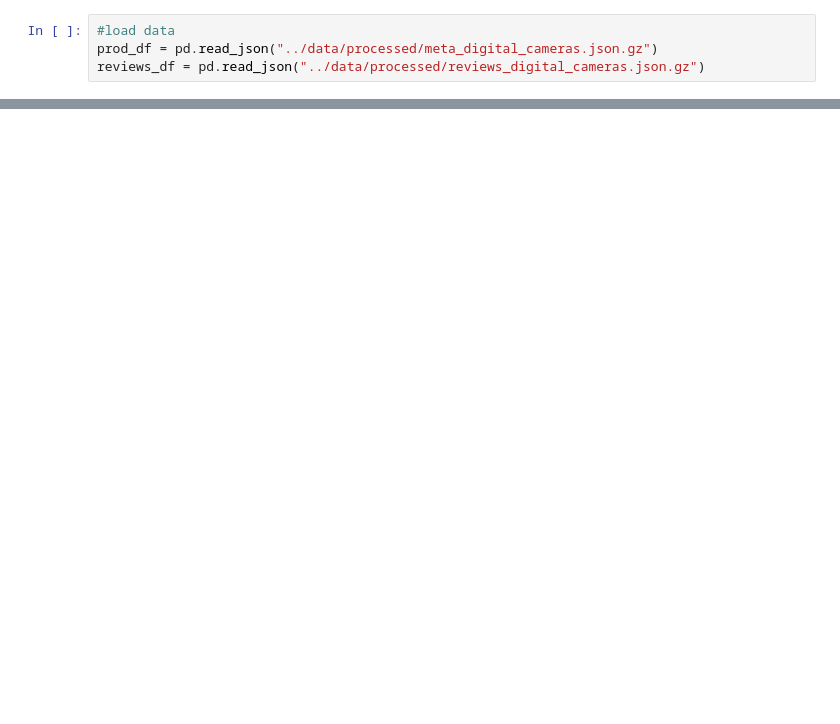
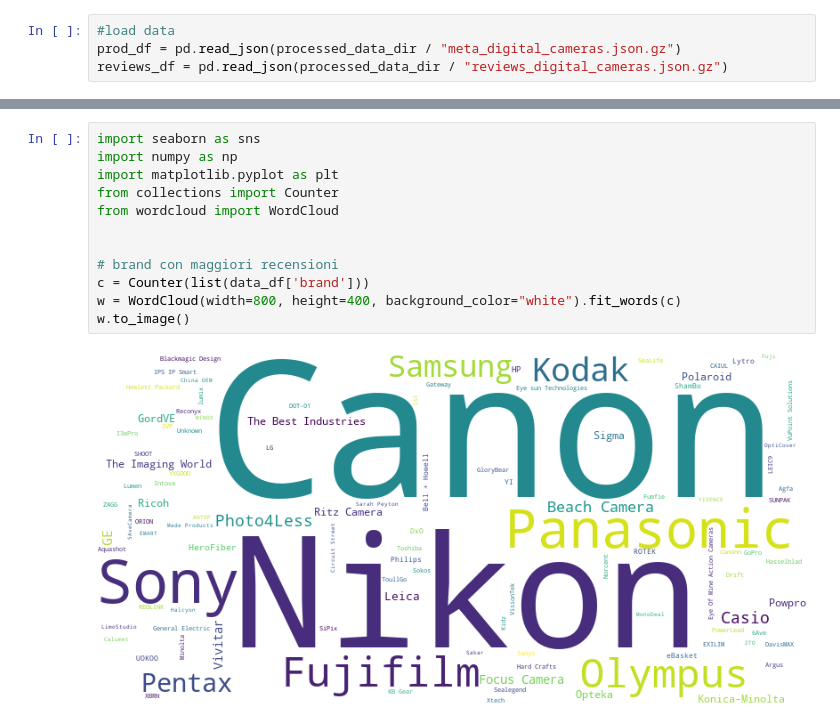
Before and after one commit to saiteki-kai/amazon-reviews, a Jupyter notebook: notebooks/products_and_reviews.ipynb, the cells around one changed output, grey strips where cells are left out. Saved outputs shown, nothing was run; the diff lists cells and outputs as text; blank space fills up the shorter version.

```diff
--- a/notebooks/products_and_reviews.ipynb
+++ b/notebooks/products_and_reviews.ipynb
@@ -3,7 +4,7 @@ import pandas as pd
 # %%
 #load data
-prod_df = pd.read_json("../data/processed/meta_digital_cameras.json.gz")
-reviews_df = pd.read_json("../data/processed/reviews_digital_cameras.json.gz")
+prod_df = pd.read_json(processed_data_dir / "meta_digital_cameras.json.gz")
+reviews_df = pd.read_json(processed_data_dir / "reviews_digital_cameras.json.gz")
 # %%
 # merge data (inner mode)
 data_df = pd.merge(left=prod_df, right=reviews_df, on='asin')
@@ -46,0 +64,14 @@ data_df.head(10)
+# %%
+import seaborn as sns
+import numpy as np
+import matplotlib.pyplot as plt
+from collections import Counter
+from wordcloud import WordCloud
+
+
+# brand con maggiori recensioni
+c = Counter(list(data_df['brand']))
+w = WordCloud(width=800, height=400, background_color="white").fit_words(c)
+w.to_image()
+# %% [output]
+[figure, added]
```
Also changed, not shown: parts of 5 cells of this notebook, 3 other files.
